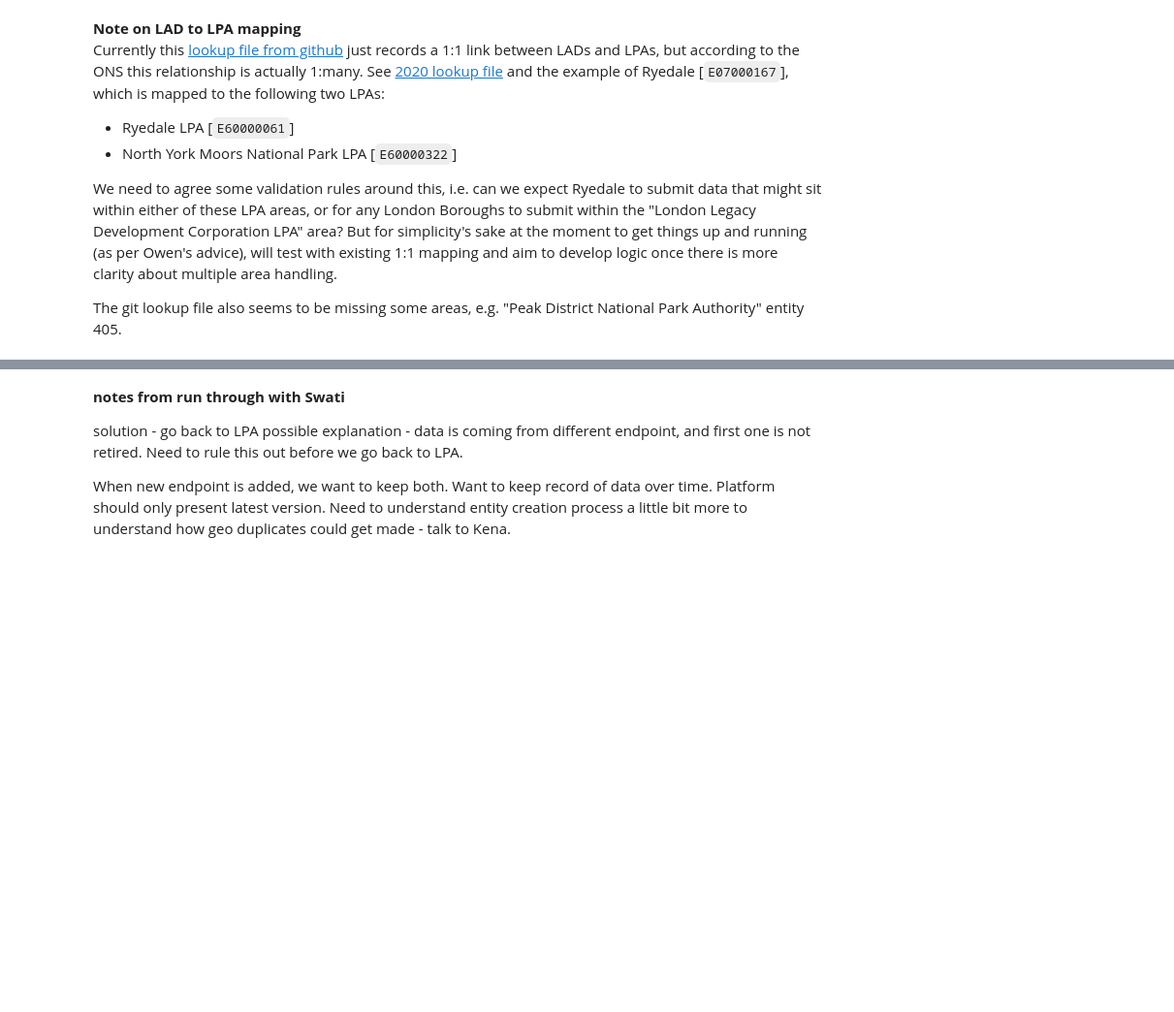
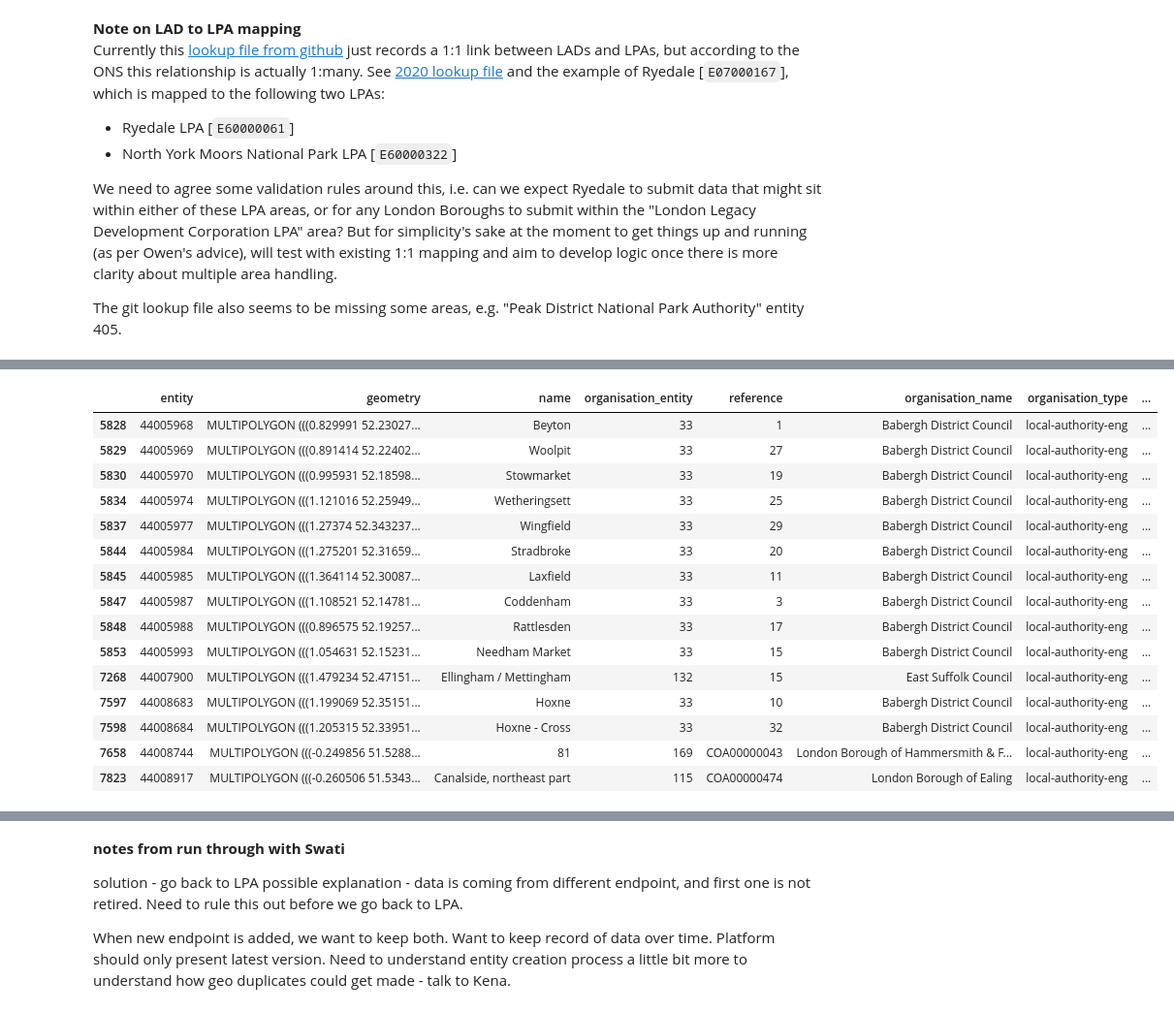
Before and after one commit to digital-land/jupyter-analysis, a Jupyter notebook: geo_analysis/conservation_area_duplication_analysis.ipynb, the cells around one changed output, grey strips where cells are left out. Shown: that part at 97% size. Cells and saved outputs as stored; diff of their text form; code cells hidden in the pictures; blank space fills up the shorter version.

```diff
--- a/geo_analysis/conservation_area_duplication_analysis.ipynb
+++ b/geo_analysis/conservation_area_duplication_analysis.ipynb
@@ -125,7 +140,7 @@ LPA_boundary_gdf.head()
 # load conservation area entity dataset from planning.data.gov into geopandas and transform CRS to EPSG:27700
 
 entity_df = pd.read_csv("https://files.planning.data.gov.uk/dataset/conservation-area.csv",
-                            usecols = ["entity", "name", "organisation-entity", "reference", "geometry"])
+                            usecols = ["entity", "name", "organisation-entity", "reference", "entry-date", "geometry"])
 
 # entity_df.head()
 entity_df.columns = [x.replace("-", "_") for x in entity_df.columns]
@@ -160,0 +251,19 @@ entity_df[entity_df["LPACD"].isnull()].groupby(["organisation_type", "organisati
+# %%
+entity_outside_LPA_df
+# %% [output]
+|  | entity | geometry | name | organisation_entity | reference | organisation_name | organisation_type | ... |
+| 5828 | 44005968 | MULTIPOLYGON (((0.829991 52.23027... | Beyton | 33 | 1 | Babergh District Council | local-authority-eng | ... |
+| 5829 | 44005969 | MULTIPOLYGON (((0.891414 52.22402... | Woolpit | 33 | 27 | Babergh District Council | local-authority-eng | ... |
+| 5830 | 44005970 | MULTIPOLYGON (((0.995931 52.18598... | Stowmarket | 33 | 19 | Babergh District Council | local-authority-eng | ... |
+| 5834 | 44005974 | MULTIPOLYGON (((1.121016 52.25949... | Wetheringsett | 33 | 25 | Babergh District Council | local-authority-eng | ... |
+| 5837 | 44005977 | MULTIPOLYGON (((1.27374 52.343237... | Wingfield | 33 | 29 | Babergh District Council | local-authority-eng | ... |
+| 5844 | 44005984 | MULTIPOLYGON (((1.275201 52.31659... | Stradbroke | 33 | 20 | Babergh District Council | local-authority-eng | ... |
+| 5845 | 44005985 | MULTIPOLYGON (((1.364114 52.30087... | Laxfield | 33 | 11 | Babergh District Council | local-authority-eng | ... |
+| 5847 | 44005987 | MULTIPOLYGON (((1.108521 52.14781... | Coddenham | 33 | 3 | Babergh District Council | local-authority-eng | ... |
+| 5848 | 44005988 | MULTIPOLYGON (((0.896575 52.19257... | Rattlesden | 33 | 17 | Babergh District Council | local-authority-eng | ... |
+| 5853 | 44005993 | MULTIPOLYGON (((1.054631 52.15231... | Needham Market | 33 | 15 | Babergh District Council | local-authority-eng | ... |
+| 7268 | 44007900 | MULTIPOLYGON (((1.479234 52.47151... | Ellingham / Mettingham | 132 | 15 | East Suffolk Council | local-authority-eng | ... |
+| 7597 | 44008683 | MULTIPOLYGON (((1.199069 52.35151... | Hoxne | 33 | 10 | Babergh District Council | local-authority-eng | ... |
+| 7598 | 44008684 | MULTIPOLYGON (((1.205315 52.33951... | Hoxne - Cross | 33 | 32 | Babergh District Council | local-authority-eng | ... |
+| 7658 | 44008744 | MULTIPOLYGON (((-0.249856 51.5288... | 81 | 169 | COA00000043 | London Borough of Hammersmith & F... | local-authority-eng | ... |
+| 7823 | 44008917 | MULTIPOLYGON (((-0.260506 51.5343... | Canalside, northeast part | 115 | COA00000474 | London Borough of Ealing | local-authority-eng | ... |
```
Also changed, not shown: parts of 44 cells of this notebook.
